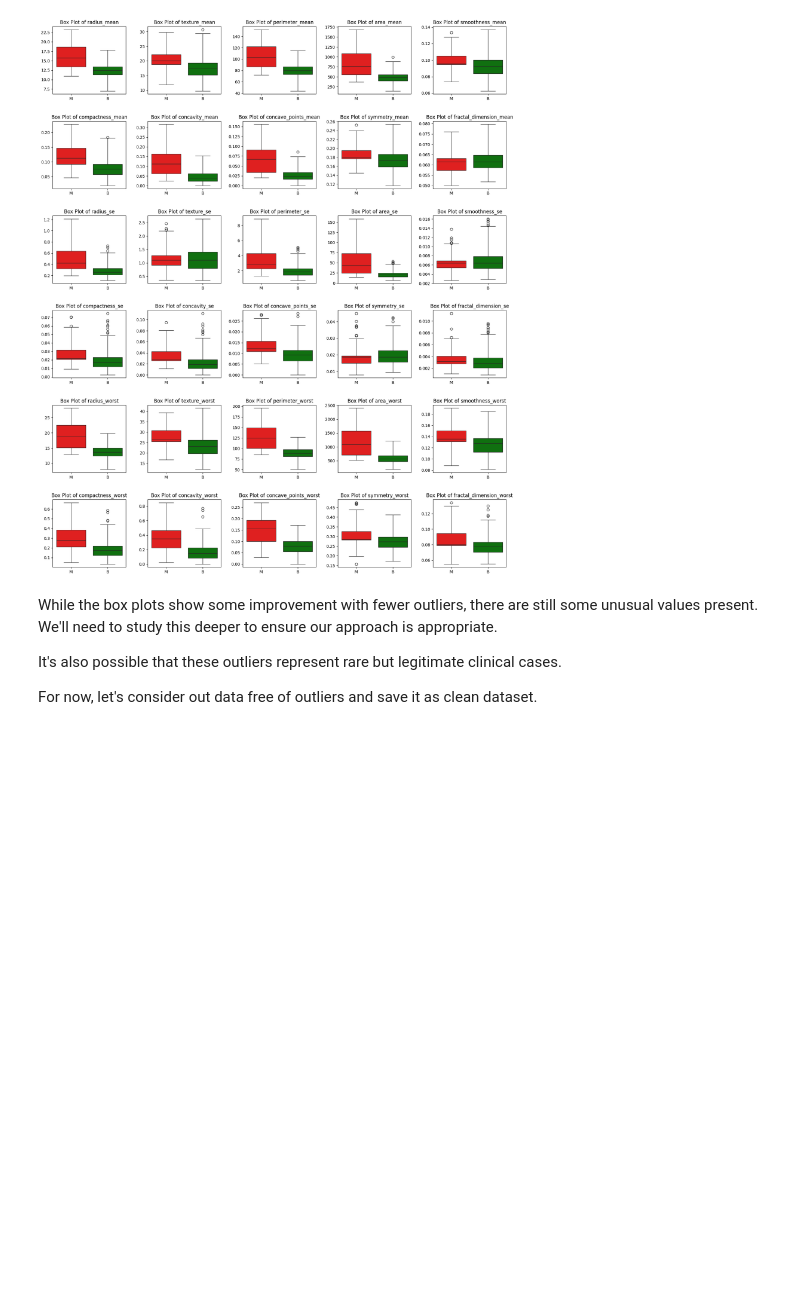
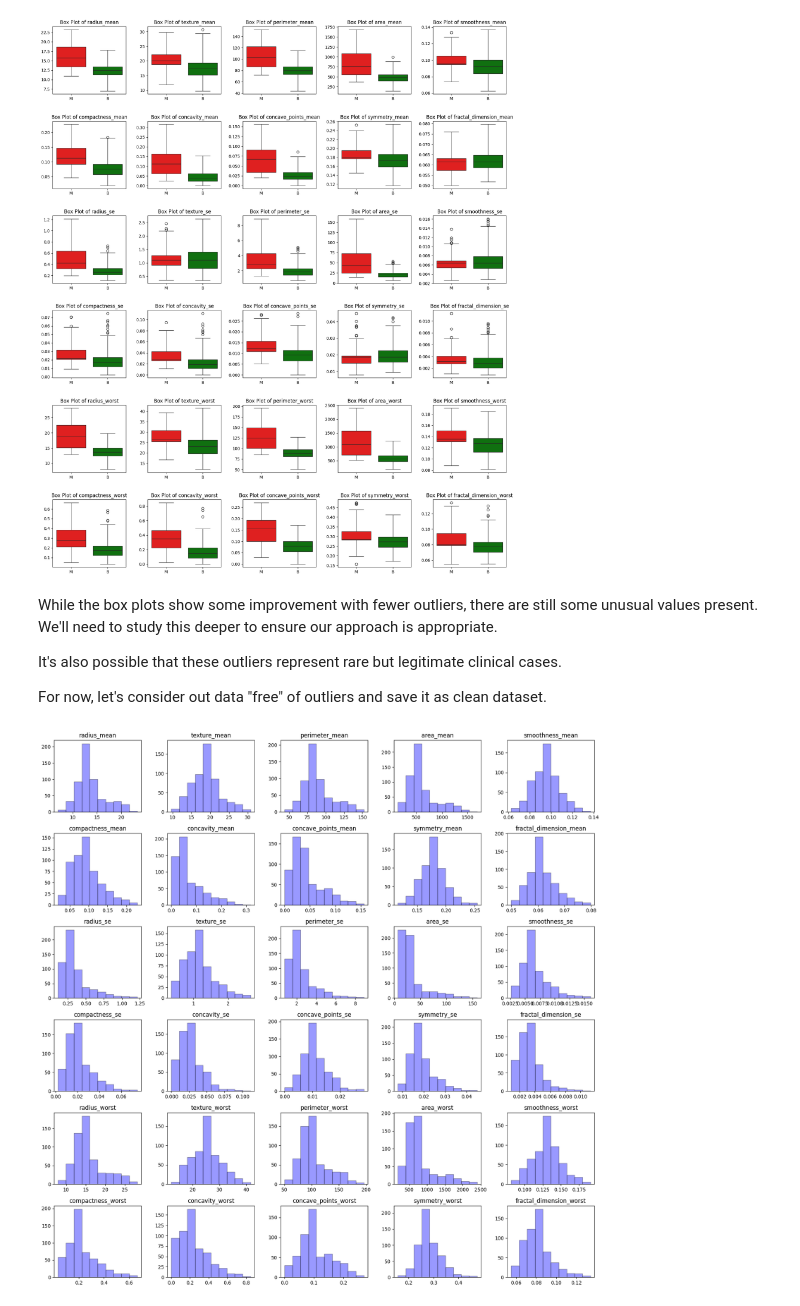
Before and after one commit to franciscaguimaraes/FEUP-IA, a Jupyter notebook: assignment2/src/notebook.ipynb, the cells around one changed output. Cells and saved outputs as stored; diff of their text form; code cells hidden in the pictures; blank space fills up the shorter version.

```diff
--- a/assignment2/src/notebook.ipynb
+++ b/assignment2/src/notebook.ipynb
@@ -477,4 +477,4 @@ While the box plots show some improvement with fewer outliers, there are still s
 
 It's also possible that these outliers represent rare but legitimate clinical cases.
 
-For now, let's consider out data free of outliers and save it as clean dataset.
+For now, let's consider out data "free" of outliers and save it as clean dataset.
@@ -482,0 +481,11 @@ df.to_csv('../data/data_clean.csv', index=False)
+# %%
+df.to_csv('../data/data_clean.csv', index=False)
+
+df = pandas.read_csv("../data/data_clean.csv", index_col=None)
+
+df.head()
+
+df.hist(figsize=(20, 20), color='blue',
+        edgecolor='black', alpha=0.4, bins=10, grid=False)
+# %% [output]
+[figure, added]
```
Also changed, not shown: parts of 1 cell of this notebook.
